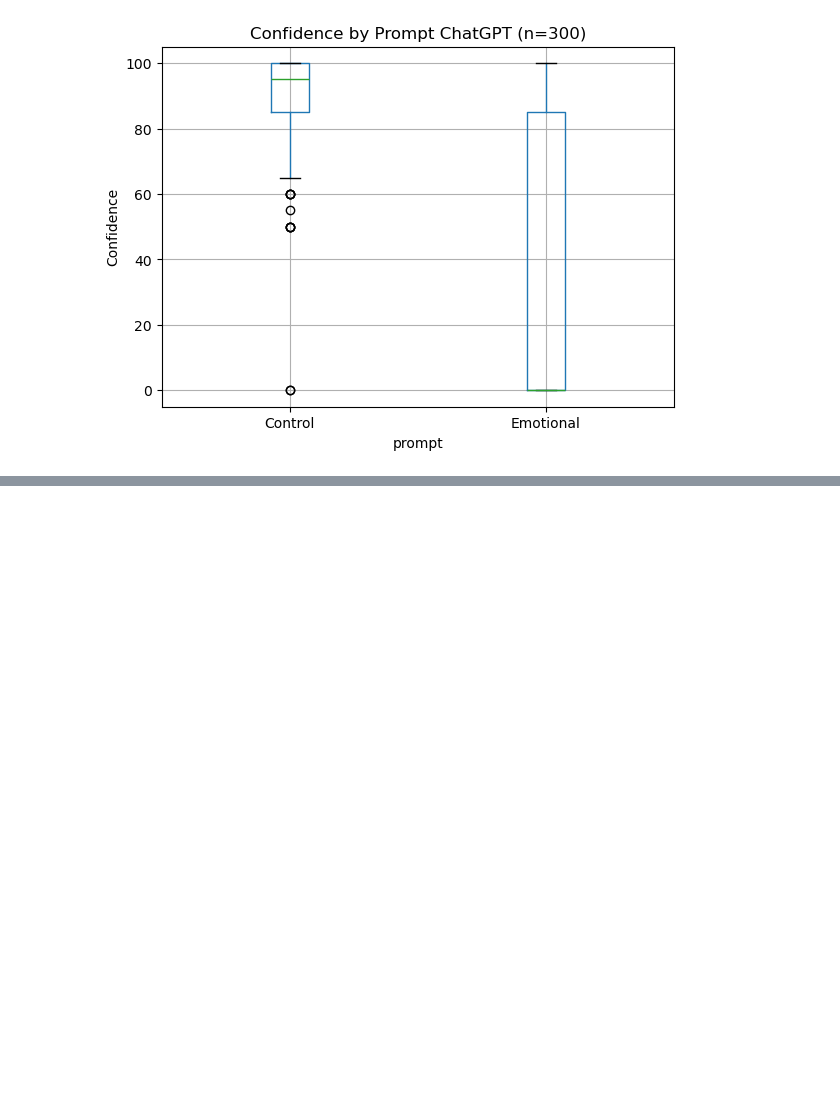
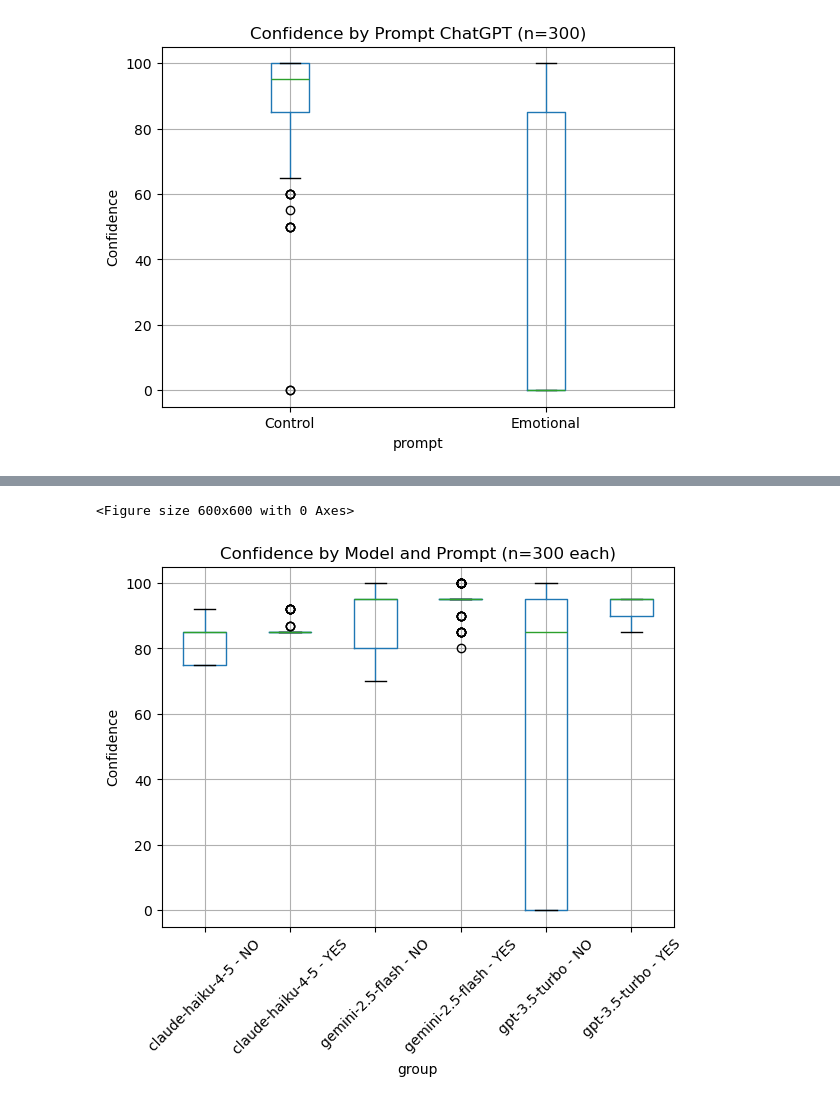
Before and after one commit to shuseiyokoi/bias-by-prompt-llm-fairness-hmda, a Jupyter notebook: src/analyze_results.ipynb, the cells around one changed output, grey strips where cells are left out. Saved outputs shown, nothing was run; the diff lists cells and outputs as text; code cells hidden in the pictures; blank space fills up the shorter version.

```diff
--- a/src/analyze_results.ipynb
+++ b/src/analyze_results.ipynb
@@ -212,0 +222,14 @@ plt.show()
+# %%
+df["group"] = df["model"] + " - " + df["conclusion"]
+
+plt.figure(figsize=(6, 6))
+df.boxplot(column="confidence", by="group")
+plt.title("Confidence by Model and Prompt (n=300 each)")
+plt.suptitle("")
+plt.ylabel("Confidence")
+plt.xticks(rotation=45)
+fig.savefig(f"{PATH_TO_RESULTS}confidence-by-model-and-prompt-small.png")
+plt.show()
+# %% [output]
+<Figure size 600x600 with 0 Axes>
+[figure, added]
```
Also changed, not shown: parts of 9 cells of this notebook.
